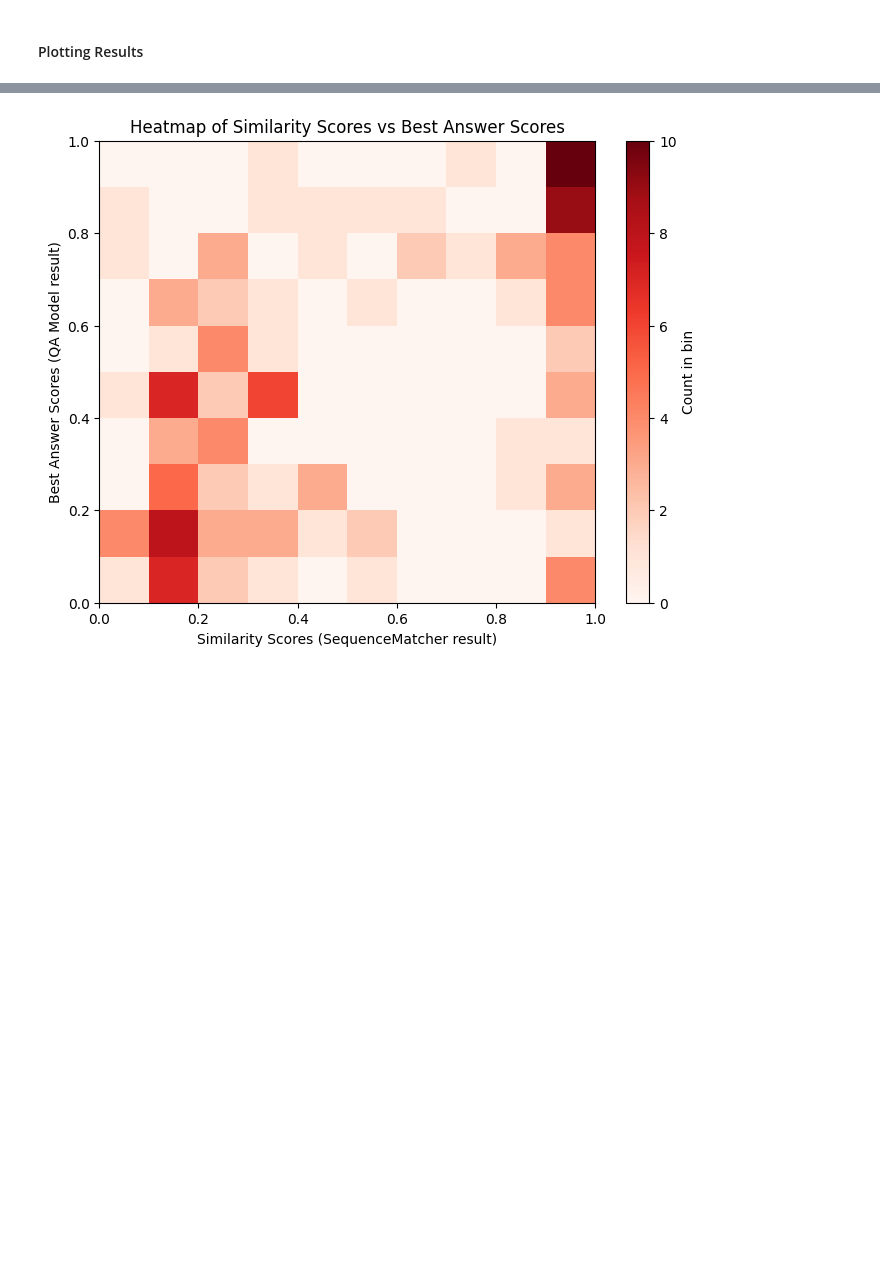
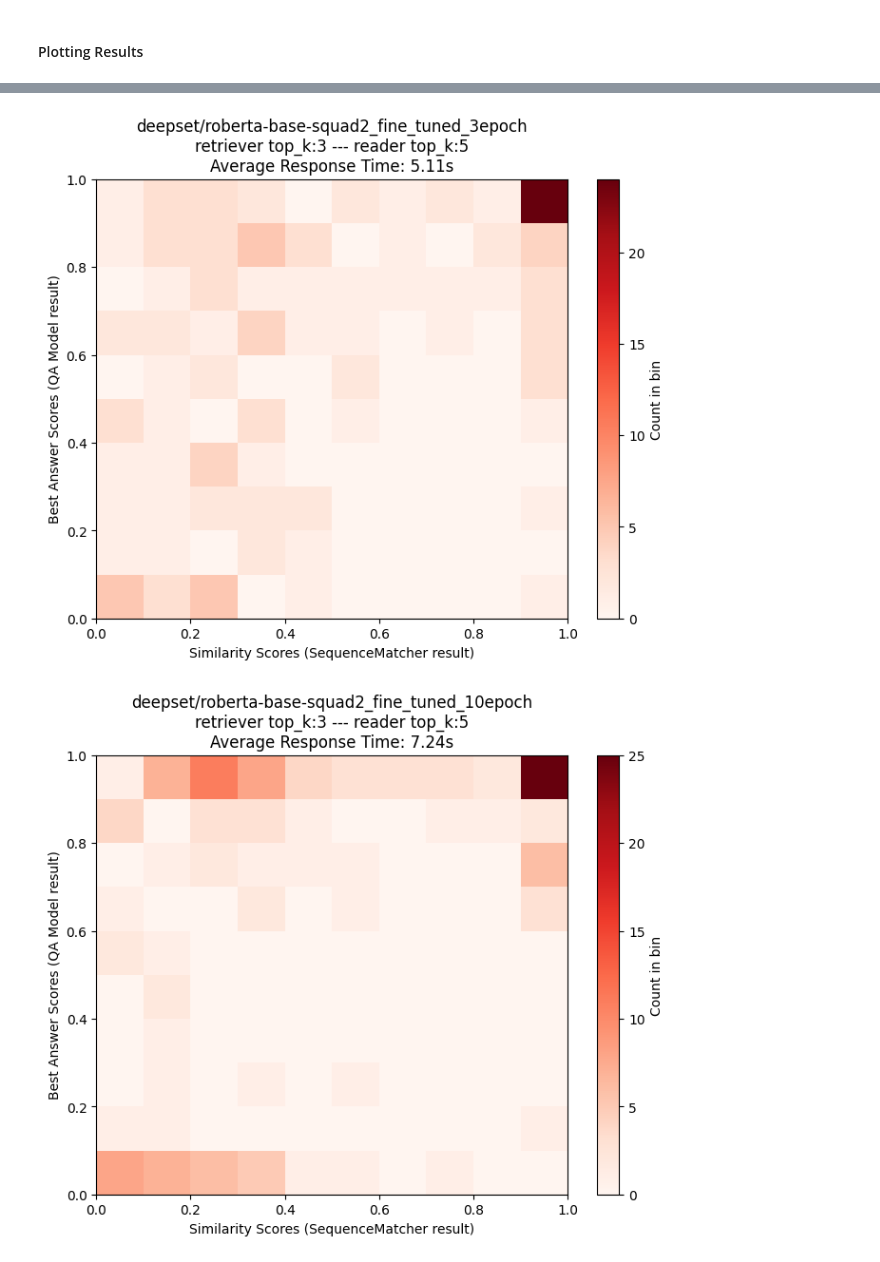
Before and after one commit to Dijital-Twin/model, a Jupyter notebook: chatmodel/question_answering/friends/scripts/answer_similarity.ipynb, the cells around one changed output, grey strips where cells are left out. Cells and saved outputs as stored; diff of their text form; code cells hidden in the pictures; blank space fills up the shorter version.

Commit message:
feat: finetune qa model, parse data to squad format, analyze results

```diff
--- a/chatmodel/question_answering/friends/scripts/answer_similarity.ipynb
+++ b/chatmodel/question_answering/friends/scripts/answer_similarity.ipynb
@@ -15,16 +15,17 @@ def clean_text(text):
         text = text.replace(char, '')
     return text.strip().lower()
 # %%
-best_returns_path = '../qa_results/best_returns.json'
+best_returns_path = '../qa_results/returns.json'
 similarity_result_added_path = f'{best_returns_path[:-5]}_similarity.json'
-data = json.load(open(best_returns_path))
+datas = json.load(open(best_returns_path))
 # %%
-for item in data:
-    similarity = calculate_similarity(clean_text(item['Answer']), clean_text(item['Best_Answer']))
-    item["Calculated_Similarity"] = similarity
+for data in datas:
+    for item in data['results']:
+        similarity = calculate_similarity(clean_text(item['Answer']), clean_text(item['Best_Answer']))
+        item["Calculated_Similarity"] = similarity
 # %%
-with open(similarity_result_added_path, 'w') as f:
-    json.dump(data, f, indent=4)
+with open(f"{similarity_result_added_path}", 'w') as f:
+    json.dump(datas, f, indent=4)
 # %% [markdown]
 #### Plotting Results
 # %%
@@ -32,5 +33,5 @@ import matplotlib.pyplot as plt
 import numpy as np
 from matplotlib.ticker import MultipleLocator
 # %%
-data_with_similarities = json.load(open(similarity_result_added_path))
+datas_with_similarities = json.load(open(similarity_result_added_path))
 # %%
@@ -66,20 +76,22 @@ plt.show()
 # %%
-similarities = [item['Calculated_Similarity'] for item in data_with_similarities]
-best_answer_scores = [item['Best_Answer_Score'] for item in data_with_similarities]
+for data_with_similarities in datas_with_similarities:
+    similarities = [item['Calculated_Similarity'] for item in data_with_similarities['results']]
+    best_answer_scores = [item['Best_Answer_Score'] for item in data_with_similarities['results']]
 
-# Define the number of bins for each axis
-xbins = np.arange(0, 1.1, 0.1)
-ybins = np.arange(0, 1.1, 0.1)
+    # Define the number of bins for each axis
+    xbins = np.arange(0, 1.1, 0.1)
+    ybins = np.arange(0, 1.1, 0.1)
 
-# Create the heatmap
-plt.figure(figsize=(8, 6))
-plt.hist2d(similarities, best_answer_scores, bins=[xbins, ybins], cmap='Reds')
-plt.colorbar(label='Count in bin')
+    # Create the heatmap
+    plt.figure(figsize=(8, 6))
+    plt.hist2d(similarities, best_answer_scores, bins=[xbins, ybins], cmap='Reds')
+    plt.colorbar(label='Count in bin')
 
-plt.title('Heatmap of Similarity Scores vs Best Answer Scores')
-plt.xlabel('Similarity Scores (SequenceMatcher result)')
-plt.ylabel('Best Answer Scores (QA Model result)')
+    plt.title(f"{data_with_similarities['params']['model']}\nretriever top_k:{data_with_similarities['params']['retriever']} --- reader top_k:{data_with_similarities['params']['reader']}\nAverage Response Time: {data_with_similarities['params']['response_time']}s")
+    plt.xlabel('Similarity Scores (SequenceMatcher result)')
+    plt.ylabel('Best Answer Scores (QA Model result)')
 
-plt.show()
+    plt.show()
 # %% [output]
-[figure, old version]
+[figure, new version]
+[figure, added]
```
Also changed, not shown: parts of 2 cells of this notebook, 10 other files.
